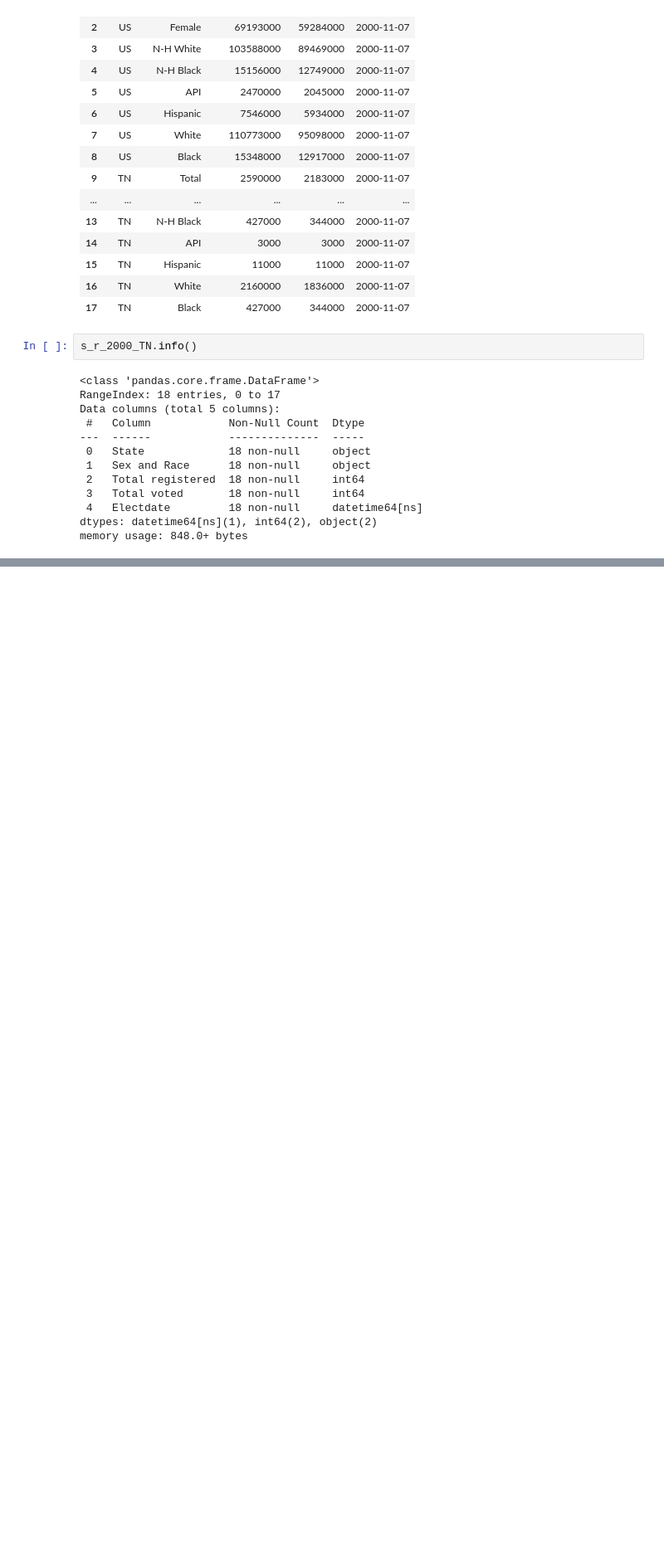
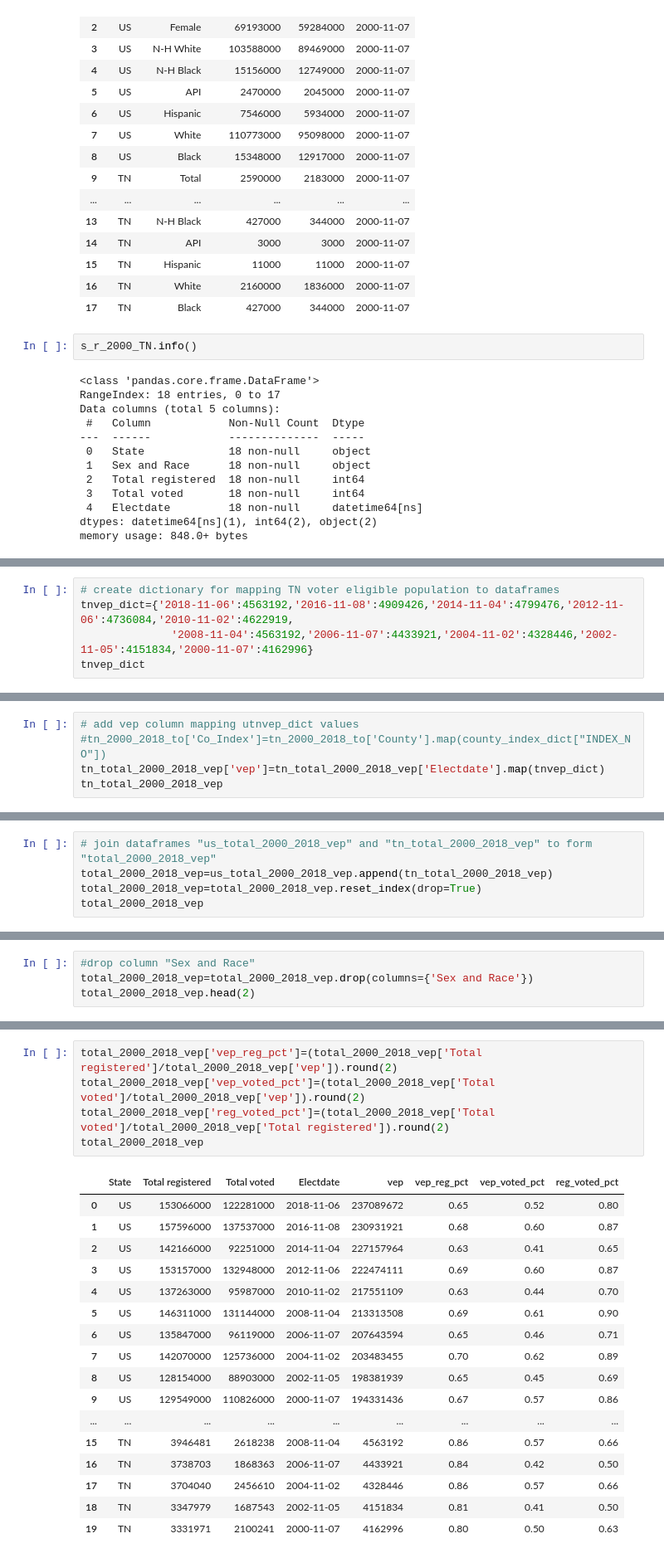
Before and after one commit to DavidMellow/tn-elections, a Jupyter notebook: notebooks/VEP_demo.ipynb, the cells around one changed output, grey strips where cells are left out. Shown at 83% size. Drawn from its saved outputs; the diff is of its cells as text; blank space fills up the shorter version.

Commit message:
rrace, sex, eligible voters

```diff
--- a/notebooks/VEP_demo.ipynb
+++ b/notebooks/VEP_demo.ipynb
@@ -945,0 +1335,5 @@ memory usage: 848.0+ bytes
+# %%
+# create dictionary for mapping TN voter eligible population to dataframes
+tnvep_dict={'2018-11-06':4563192,'2016-11-08':4909426,'2014-11-04':4799476,'2012-11-06':4736084,'2010-11-02':4622919,
+              '2008-11-04':4563192,'2006-11-07':4433921,'2004-11-02':4328446,'2002-11-05':4151834,'2000-11-07':4162996}
+tnvep_dict
@@ -945,0 +1351,5 @@ memory usage: 848.0+ bytes
+# %%
+# add vep column mapping utnvep_dict values
+#tn_2000_2018_to['Co_Index']=tn_2000_2018_to['County'].map(county_index_dict["INDEX_NO"])
+tn_total_2000_2018_vep['vep']=tn_total_2000_2018_vep['Electdate'].map(tnvep_dict)
+tn_total_2000_2018_vep
@@ -945,0 +1373,5 @@ memory usage: 848.0+ bytes
+# %%
+# join dataframes "us_total_2000_2018_vep" and "tn_total_2000_2018_vep" to form "total_2000_2018_vep"
+total_2000_2018_vep=us_total_2000_2018_vep.append(tn_total_2000_2018_vep)
+total_2000_2018_vep=total_2000_2018_vep.reset_index(drop=True)
+total_2000_2018_vep
@@ -945,0 +1396,4 @@ memory usage: 848.0+ bytes
+# %%
+#drop column "Sex and Race"
+total_2000_2018_vep=total_2000_2018_vep.drop(columns={'Sex and Race'})
+total_2000_2018_vep.head(2)
@@ -945,0 +1404,23 @@ memory usage: 848.0+ bytes
+# %%
+total_2000_2018_vep['vep_reg_pct']=(total_2000_2018_vep['Total registered']/total_2000_2018_vep['vep']).round(2)
+total_2000_2018_vep['vep_voted_pct']=(total_2000_2018_vep['Total voted']/total_2000_2018_vep['vep']).round(2)
+total_2000_2018_vep['reg_voted_pct']=(total_2000_2018_vep['Total voted']/total_2000_2018_vep['Total registered']).round(2)
+total_2000_2018_vep
+# %% [output]
+|  | State | Total registered | Total voted | Electdate | vep | vep_reg_pct | vep_voted_pct | reg_voted_pct |
+| 0 | US | 153066000 | 122281000 | 2018-11-06 | 237089672 | 0.65 | 0.52 | 0.80 |
+| 1 | US | 157596000 | 137537000 | 2016-11-08 | 230931921 | 0.68 | 0.60 | 0.87 |
+| 2 | US | 142166000 | 92251000 | 2014-11-04 | 227157964 | 0.63 | 0.41 | 0.65 |
+| 3 | US | 153157000 | 132948000 | 2012-11-06 | 222474111 | 0.69 | 0.60 | 0.87 |
+| 4 | US | 137263000 | 95987000 | 2010-11-02 | 217551109 | 0.63 | 0.44 | 0.70 |
+| 5 | US | 146311000 | 131144000 | 2008-11-04 | 213313508 | 0.69 | 0.61 | 0.90 |
+| 6 | US | 135847000 | 96119000 | 2006-11-07 | 207643594 | 0.65 | 0.46 | 0.71 |
+| 7 | US | 142070000 | 125736000 | 2004-11-02 | 203483455 | 0.70 | 0.62 | 0.89 |
+| 8 | US | 128154000 | 88903000 | 2002-11-05 | 198381939 | 0.65 | 0.45 | 0.69 |
+| 9 | US | 129549000 | 110826000 | 2000-11-07 | 194331436 | 0.67 | 0.57 | 0.86 |
+| ... | ... | ... | ... | ... | ... | ... | ... | ... |
+| 15 | TN | 3946481 | 2618238 | 2008-11-04 | 4563192 | 0.86 | 0.57 | 0.66 |
+| 16 | TN | 3738703 | 1868363 | 2006-11-07 | 4433921 | 0.84 | 0.42 | 0.50 |
+| 17 | TN | 3704040 | 2456610 | 2004-11-02 | 4328446 | 0.86 | 0.57 | 0.66 |
+| 18 | TN | 3347979 | 1687543 | 2002-11-05 | 4151834 | 0.81 | 0.41 | 0.50 |
+| 19 | TN | 3331971 | 2100241 | 2000-11-07 | 4162996 | 0.80 | 0.50 | 0.63 |
```
Also changed, not shown: parts of 44 cells of this notebook.
